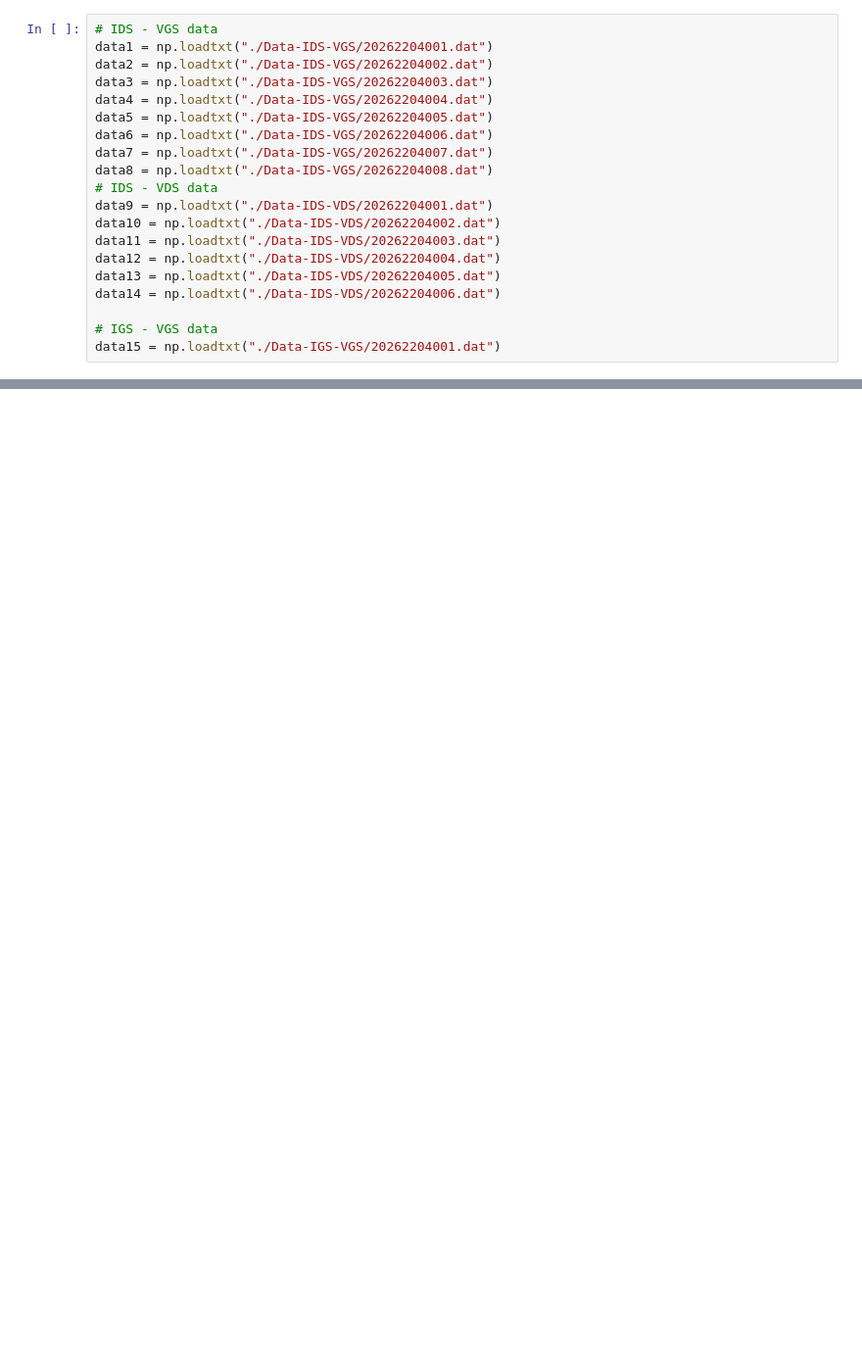
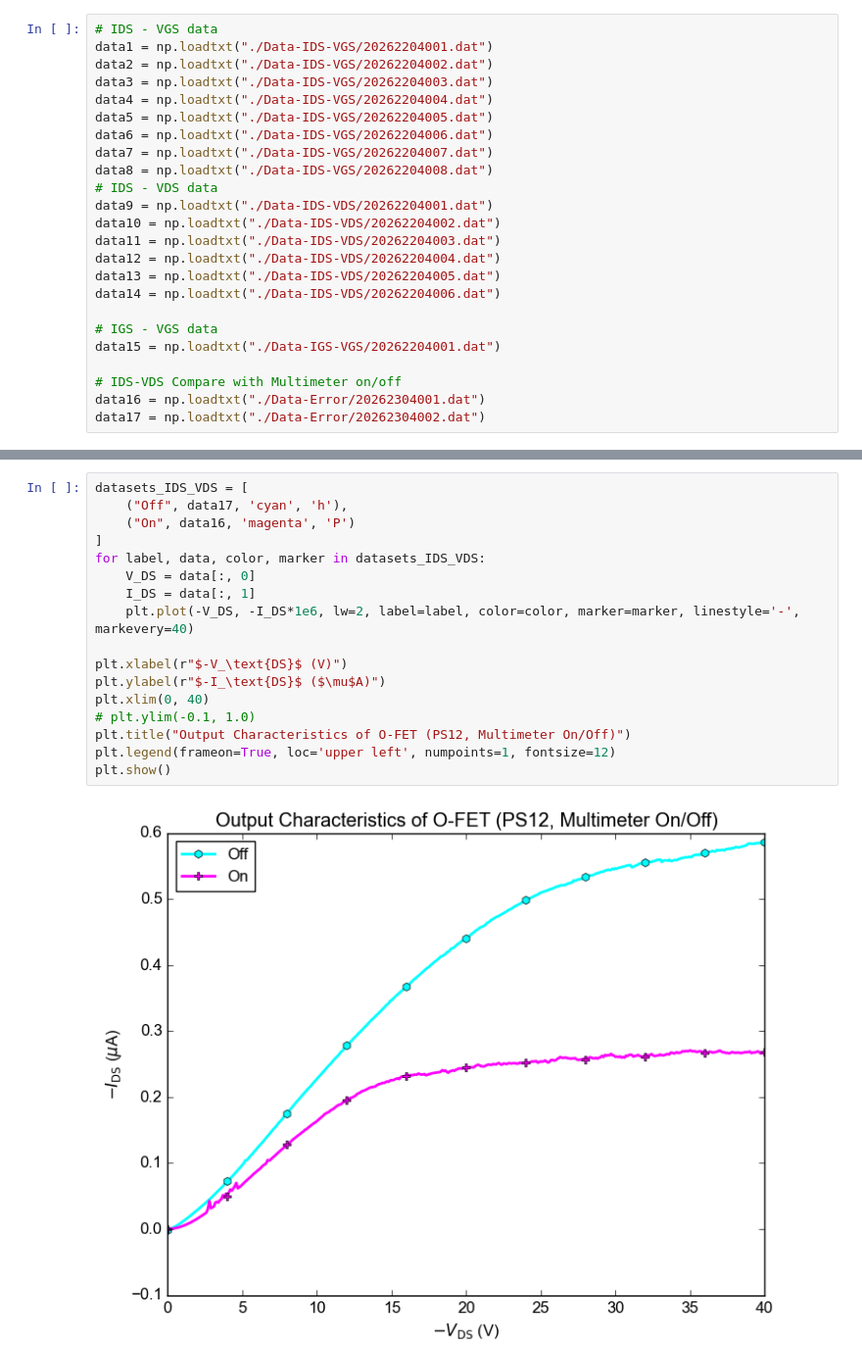
Before and after one commit to phamtrungkien8904/BachelorThesis, a Jupyter notebook: PS/characterization.ipynb, the cells around one changed output, grey strips where cells are left out. Shown at 98% size. Drawn from its saved outputs; the diff is of its cells as text; blank space fills up the shorter version.

```diff
--- a/PS/characterization.ipynb
+++ b/PS/characterization.ipynb
@@ -30,6 +31,10 @@ data14 = np.loadtxt("./Data-IDS-VDS/20262204006.dat")
 
 # IGS - VGS data
 data15 = np.loadtxt("./Data-IGS-VGS/20262204001.dat")
+
+# IDS-VDS Compare with Multimeter on/off
+data16 = np.loadtxt("./Data-Error/20262304001.dat")
+data17 = np.loadtxt("./Data-Error/20262304002.dat")
 # %%
 datasets_IDS_VGS = [
     ("-40 V", data8, 'cyan', 'h'),
@@ -108,3 +113,22 @@ plt.legend(frameon=True, loc='upper left', numpoints=1, fontsize=12)
 plt.show()
 # %% [output]
 [figure]
+# %%
+datasets_IDS_VDS = [
+    ("Off", data17, 'cyan', 'h'),
+    ("On", data16, 'magenta', 'P')
+]
+for label, data, color, marker in datasets_IDS_VDS:
+    V_DS = data[:, 0]
+    I_DS = data[:, 1]
+    plt.plot(-V_DS, -I_DS*1e6, lw=2, label=label, color=color, marker=marker, linestyle='-', markevery=40)
+
+plt.xlabel(r"$-V_\text{DS}$ (V)")
+plt.ylabel(r"$-I_\text{DS}$ ($\mu$A)")
+plt.xlim(0, 40)
+# plt.ylim(-0.1, 1.0)
+plt.title("Output Characteristics of O-FET (PS12, Multimeter On/Off)")
+plt.legend(frameon=True, loc='upper left', numpoints=1, fontsize=12)
+plt.show()
+# %% [output]
+[figure, added]
```
Also changed, not shown: parts of 4 cells of this notebook, 32 other files.
